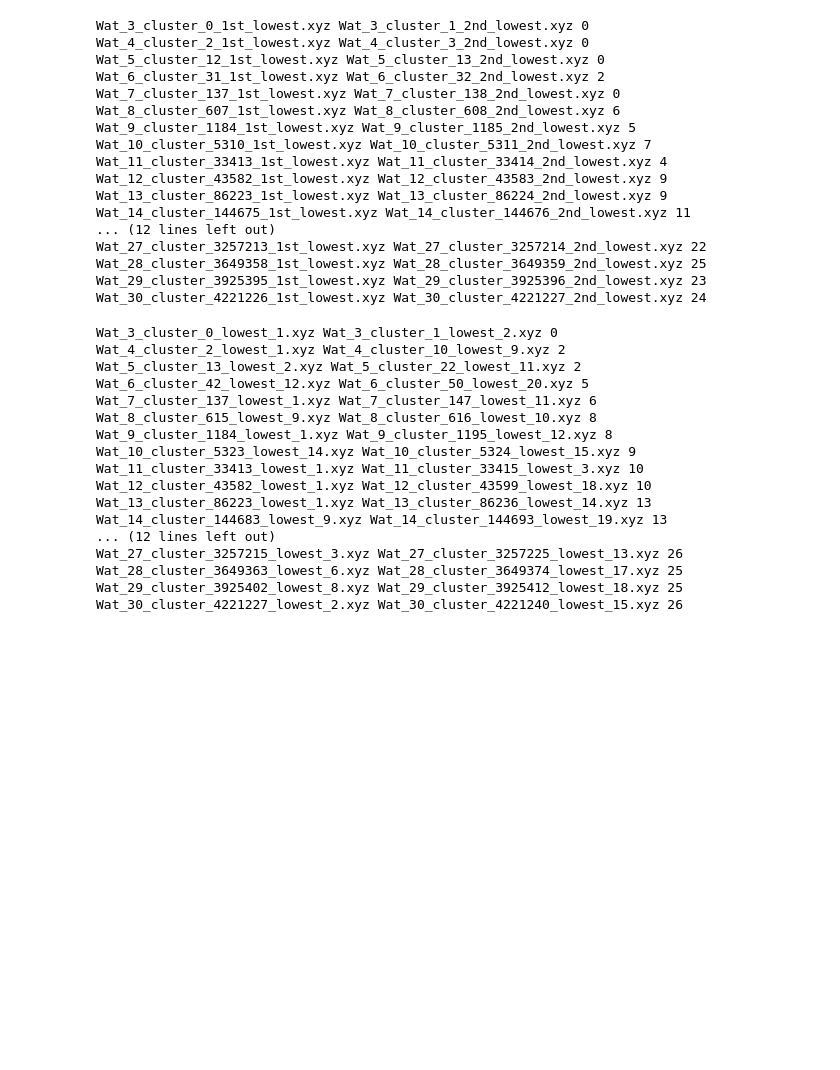
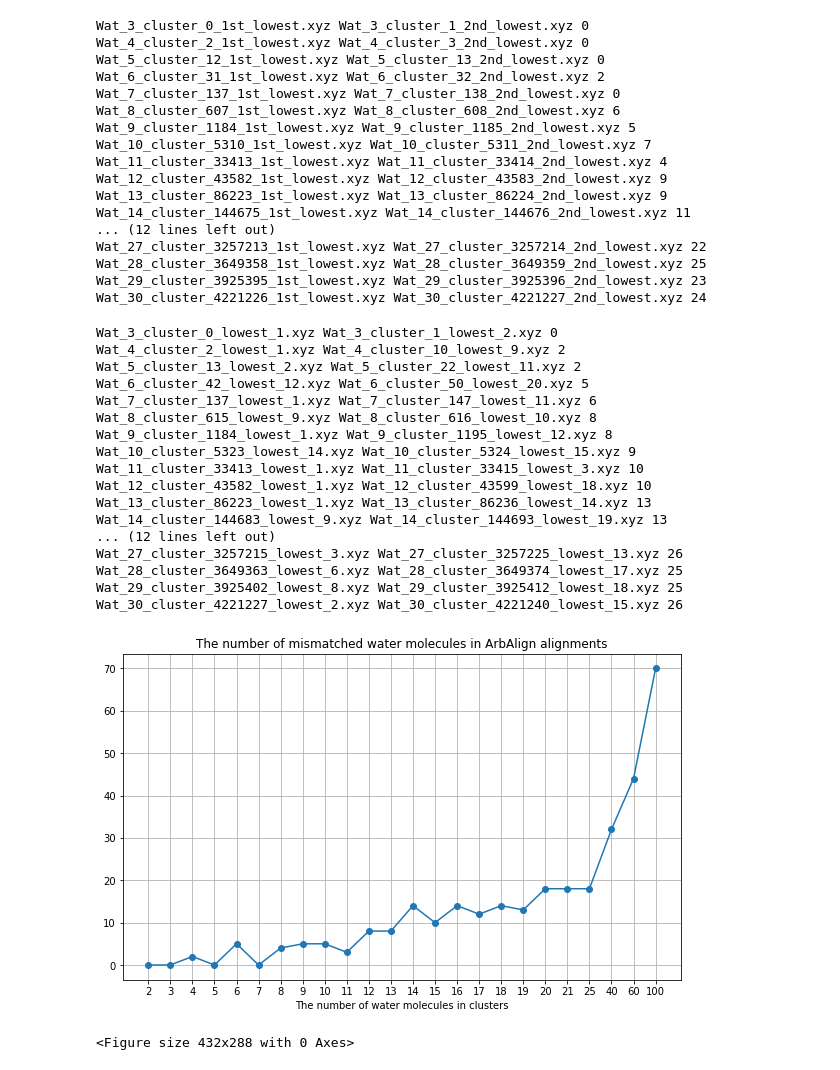
Before and after one commit to weixiaoqimath/otmol, a Jupyter notebook: experiment/arbalign_mismatch.ipynb, the cells around one changed output. Saved outputs shown, nothing was run; the diff lists cells and outputs as text; code cells hidden in the pictures; blank space fills up the shorter version.

```diff
--- a/experiment/arbalign_mismatch.ipynb
+++ b/experiment/arbalign_mismatch.ipynb
@@ -212,3 +118,18 @@ Wat_27_cluster_3257215_lowest_3.xyz Wat_27_cluster_3257225_lowest_13.xyz 26
 Wat_28_cluster_3649363_lowest_6.xyz Wat_28_cluster_3649374_lowest_17.xyz 25
 Wat_29_cluster_3925402_lowest_8.xyz Wat_29_cluster_3925412_lowest_18.xyz 25
 Wat_30_cluster_4221227_lowest_2.xyz Wat_30_cluster_4221240_lowest_15.xyz 26
+# %%
+mismatch_count_df = pd.read_csv('./ArbAlignOutput/ArbAlignData_mismatch_count.csv')
+arbalign_res = pd.read_csv(os.path.join(data_path, 'rmsd-2017.dat'), sep='\s+')
+df = pd.concat([mismatch_count_df, arbalign_res], axis=1)
+plt.figure(figsize=(10, 6))
+plt.title('The number of mismatched water molecules in ArbAlign alignments')
+plt.xlabel('The number of water molecules in clusters')
+plt.plot(range(len(df)), df["# mismatched water molecules"], marker='o')
+plt.xticks(range(len(df)), df['#'])
+plt.grid()
+plt.show()
+plt.savefig('../images/ArbAlignData_mismatch_count.png')
+# %% [output]
+[figure, added]
+<Figure size 432x288 with 0 Axes>
```
Also changed, not shown: parts of 8 cells of this notebook, 12 other files.
